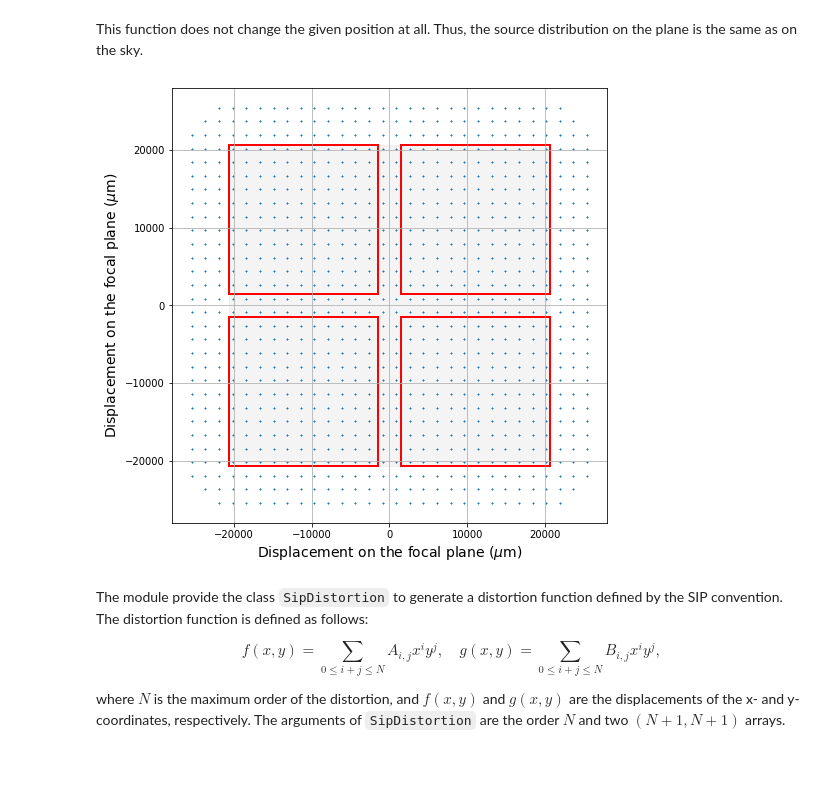
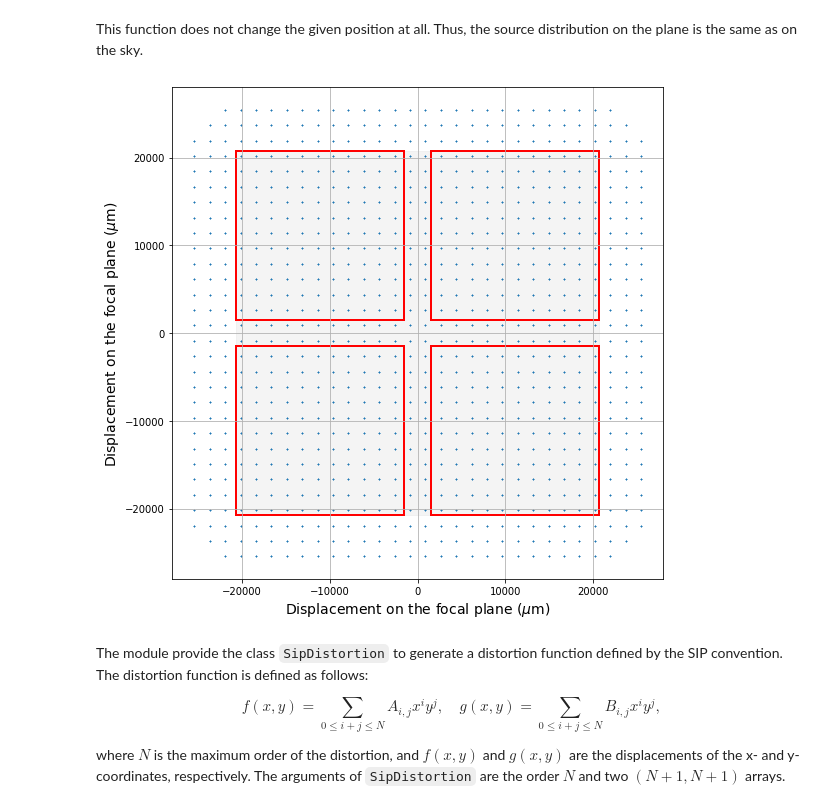
Before and after one commit to JASMINE-Mission/jasmine_warpfield, a Jupyter notebook: notebook/tutorial_07_simple_distortion_function.ipynb, the cells around one changed output. Saved outputs shown, nothing was run; the diff lists cells and outputs as text; code cells hidden in the pictures; blank space fills up the shorter version.

```diff
--- a/notebook/tutorial_07_simple_distortion_function.ipynb
+++ b/notebook/tutorial_07_simple_distortion_function.ipynb
@@ -41,10 +43,13 @@ jasmine.optics.distortion
 <function warpfield.telescope.distortion.identity.identity_transformation(position)>
 # %% [markdown]
 This function does not change the given position at all. Thus, the source distribution on the plane is the same as on the sky.
-# %%
-jasmine.display_focal_plane(src)
-# %% [output]
-[figure, removed]
+# %%
+fig,ax = plt.subplots(figsize=(8,8))
+jasmine.display_focal_plane(ax,src)
+fig.tight_layout()
+plt.show()
+# %% [output]
+[figure, added]
 # %% [markdown]
 The module provide the class `SipDistortion` to generate a distortion function defined by the SIP convention. The distortion function is defined as follows:
 
```
Also changed, not shown: parts of 5 cells of this notebook, 10 other files.
